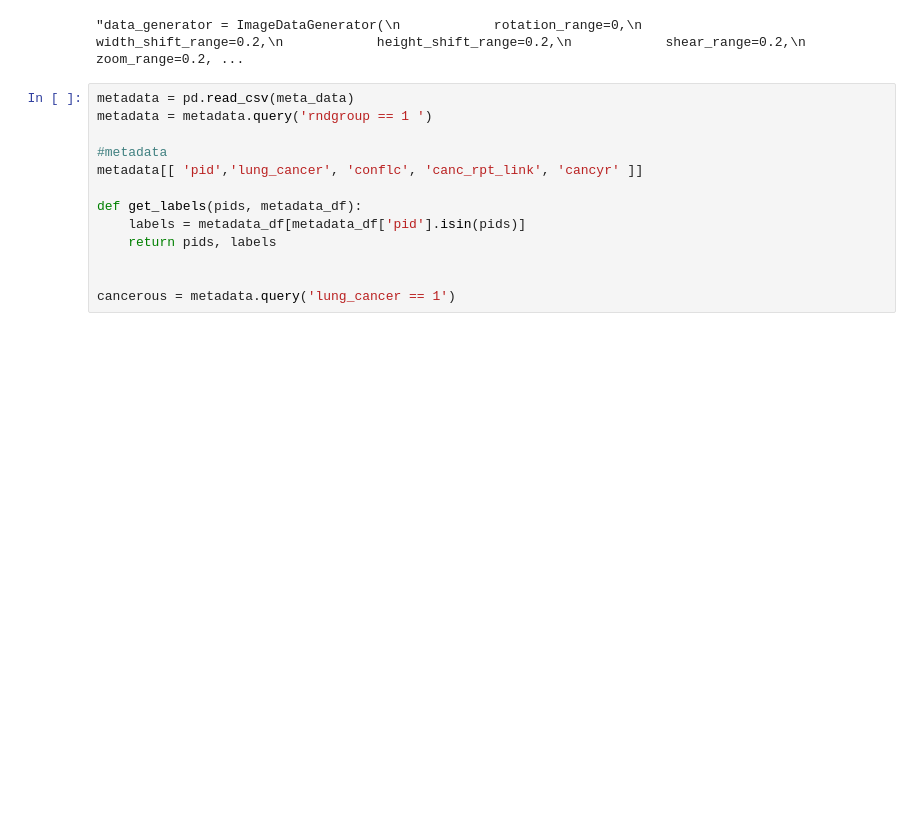
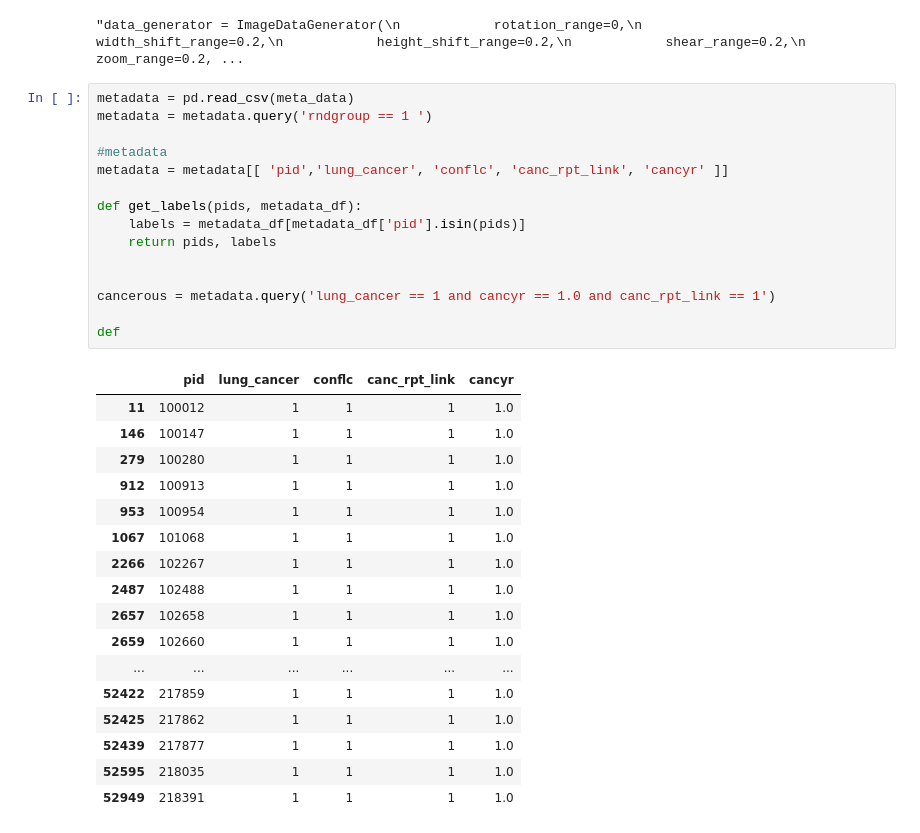
Before and after one commit to Dev-Erf/Lung-Cancer-Prediction-and-visualization, a Jupyter notebook: model.ipynb, the cells around one changed output. Cells and saved outputs as stored; diff of their text form; blank space fills up the shorter version.

```diff
--- a/model.ipynb
+++ b/model.ipynb
@@ -85,13 +92,33 @@ def create_model():
 # %%
 metadata = pd.read_csv(meta_data)
 metadata = metadata.query('rndgroup == 1 ')
 
 #metadata
-metadata[[ 'pid','lung_cancer', 'conflc', 'canc_rpt_link', 'cancyr' ]]
+metadata = metadata[[ 'pid','lung_cancer', 'conflc', 'canc_rpt_link', 'cancyr' ]]
 
 def get_labels(pids, metadata_df):
     labels = metadata_df[metadata_df['pid'].isin(pids)]
     return pids, labels
 
 
-cancerous = metadata.query('lung_cancer == 1')
+cancerous = metadata.query('lung_cancer == 1 and cancyr == 1.0 and canc_rpt_link == 1')
+
+def
+# %% [output]
+|  | pid | lung_cancer | conflc | canc_rpt_link | cancyr |
+| 11 | 100012 | 1 | 1 | 1 | 1.0 |
+| 146 | 100147 | 1 | 1 | 1 | 1.0 |
+| 279 | 100280 | 1 | 1 | 1 | 1.0 |
+| 912 | 100913 | 1 | 1 | 1 | 1.0 |
+| 953 | 100954 | 1 | 1 | 1 | 1.0 |
+| 1067 | 101068 | 1 | 1 | 1 | 1.0 |
+| 2266 | 102267 | 1 | 1 | 1 | 1.0 |
+| 2487 | 102488 | 1 | 1 | 1 | 1.0 |
+| 2657 | 102658 | 1 | 1 | 1 | 1.0 |
+| 2659 | 102660 | 1 | 1 | 1 | 1.0 |
+| ... | ... | ... | ... | ... | ... |
+| 52422 | 217859 | 1 | 1 | 1 | 1.0 |
+| 52425 | 217862 | 1 | 1 | 1 | 1.0 |
+| 52439 | 217877 | 1 | 1 | 1 | 1.0 |
+| 52595 | 218035 | 1 | 1 | 1 | 1.0 |
+| 52949 | 218391 | 1 | 1 | 1 | 1.0 |
```
Also changed, not shown: parts of 1 cell of this notebook, 1 other file.
